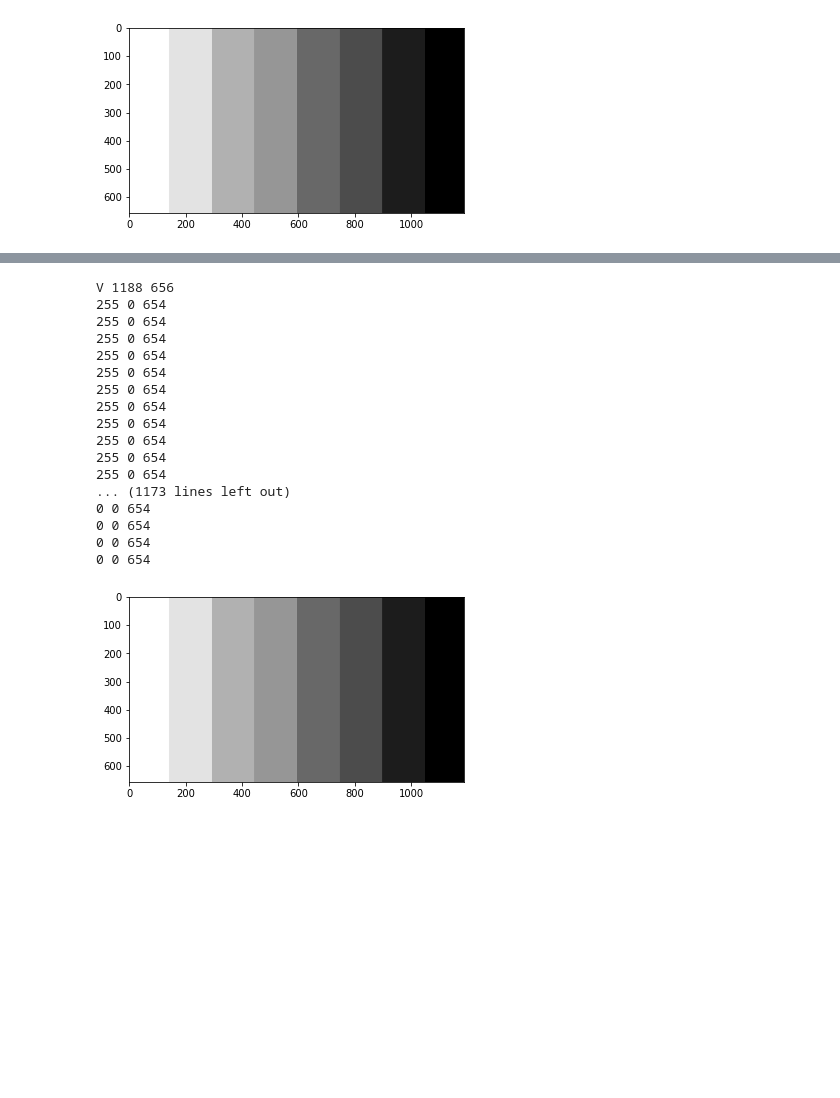
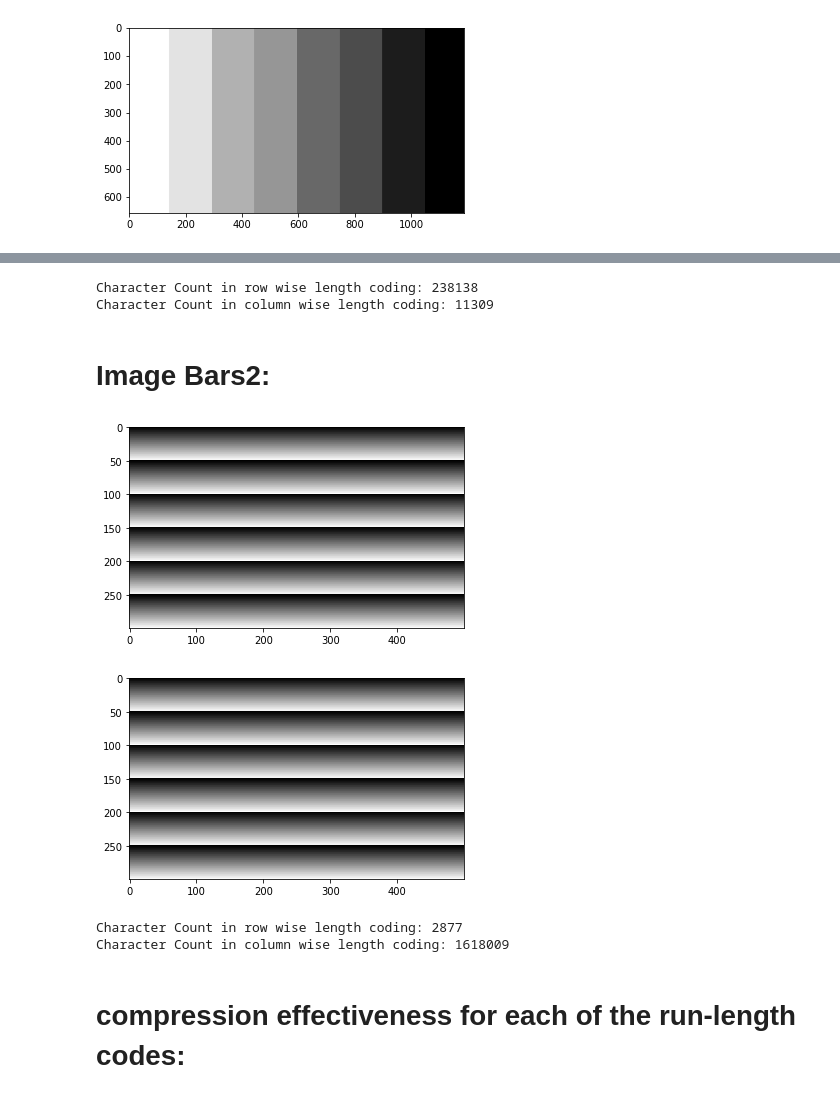
Before and after one commit to youssefwally/runlengthcoding, a Jupyter notebook: Assignment 1.ipynb, the cells around one changed output, grey strips where cells are left out. Saved outputs shown, nothing was run; the diff lists cells and outputs as text; code cells hidden in the pictures; blank space fills up the shorter version.

```diff
--- a/Assignment 1.ipynb
+++ b/Assignment 1.ipynb
@@ -158,21 +171,9 @@ H 1188 656
-# %%
-print(columnWiseRunLengthCode)
-# %% [output]
-V 1188 656
-255 0 654
-255 0 654
-255 0 654
-255 0 654
-255 0 654
-255 0 654
-255 0 654
-255 0 654
-255 0 654
-255 0 654
-255 0 654
-... (1173 lines left out)
-0 0 654
-0 0 654
-0 0 654
-0 0 654
+# %%
+print("Character Count in row wise length coding: " +
+      str(len(rowWiseRunLengthCode)))
+print("Character Count in column wise length coding: " +
+      str(len(columnWiseRunLengthCode)))
+# %% [output]
+Character Count in row wise length coding: 238138
+Character Count in column wise length coding: 11309
 # %%
@@ -181,4 +182,11 @@ toFile("columnWiseRunLengthCode.txt", columnWiseRunLengthCode)
-# %%
-showImage(greyScaleImage)
-# %% [output]
-[figure, removed]
+# %% [markdown]
+# Image Bars2:
+# %%
+originalImageOpen('F:/GUC/Computer Vision/bars2.bmp')
+# %% [output]
+[figure, added]
+# %%
+greyScaleImage2 = imOpen('F:/GUC/Computer Vision/bars2.bmp')
+showImage(greyScaleImage2)
+# %% [output]
+[figure, added]
@@ -184,0 +196,8 @@ showImage(greyScaleImage)
+# %%
+print("Character Count in row wise length coding: " +
+      str(len(rowWiseRunLengthCode2)))
+print("Character Count in column wise length coding: " +
+      str(len(columnWiseRunLengthCode2)))
+# %% [output]
+Character Count in row wise length coding: 2877
+Character Count in column wise length coding: 1618009
@@ -184,0 +207,2 @@ showImage(greyScaleImage)
+# %% [markdown]
+# compression effectiveness for each of the run-length codes:
```
Also changed, not shown: parts of 28 cells of this notebook.
